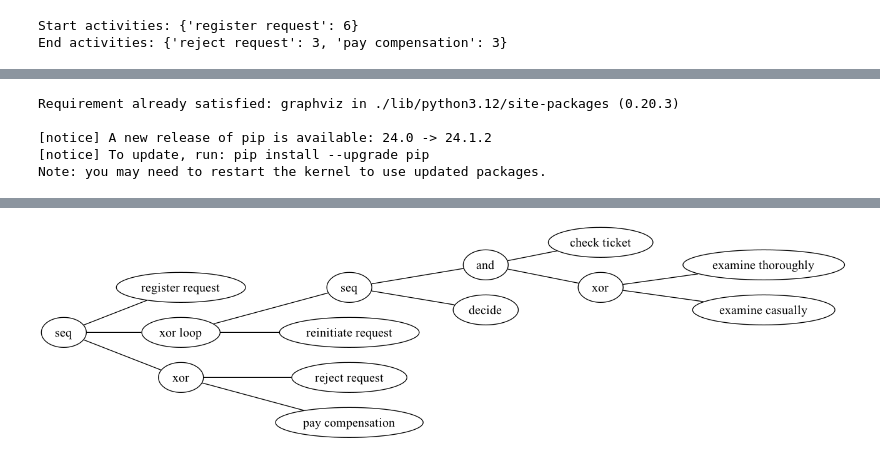
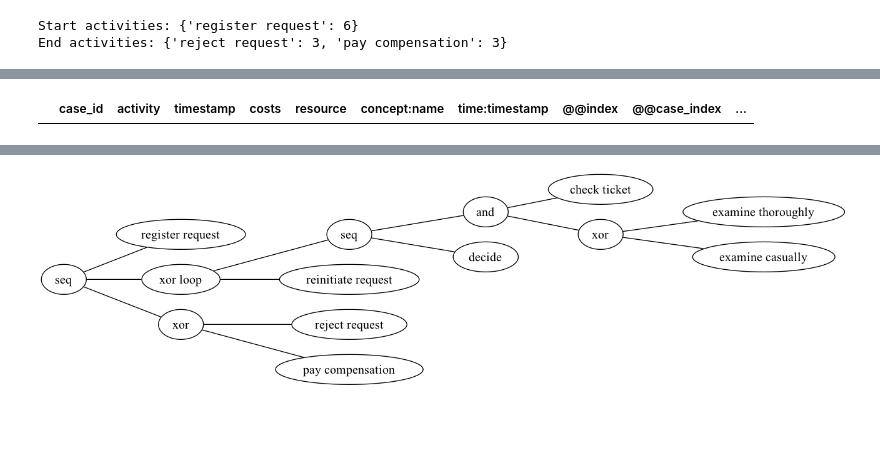
Before and after one commit to SindySA/PKL_Jayantara, a Jupyter notebook: PKL_Data Contoh_New.ipynb, the cells around one changed output, grey strips where cells are left out. Drawn from its saved outputs; the diff is of its cells as text; code cells hidden in the pictures; blank space fills up the shorter version.

```diff
--- a/PKL_Data Contoh_New.ipynb
+++ b/PKL_Data Contoh_New.ipynb
@@ -176,9 +210,7 @@ if __name__ == "__main__":
+# %%
+filtered.head(20)
+# %% [output]
+|  | case_id | activity | timestamp | costs | resource | concept:name | time:timestamp | @@index | @@case_index | ... |
 # %%
-pip install graphviz
+#pip install graphviz
-# %% [output]
-Requirement already satisfied: graphviz in ./lib/python3.12/site-packages (0.20.3)
-
-[notice] A new release of pip is available: 24.0 -> 24.1.2
-[notice] To update, run: pip install --upgrade pip
-Note: you may need to restart the kernel to use updated packages.
 # %%
```
Also changed, not shown: parts of 15 cells of this notebook.
